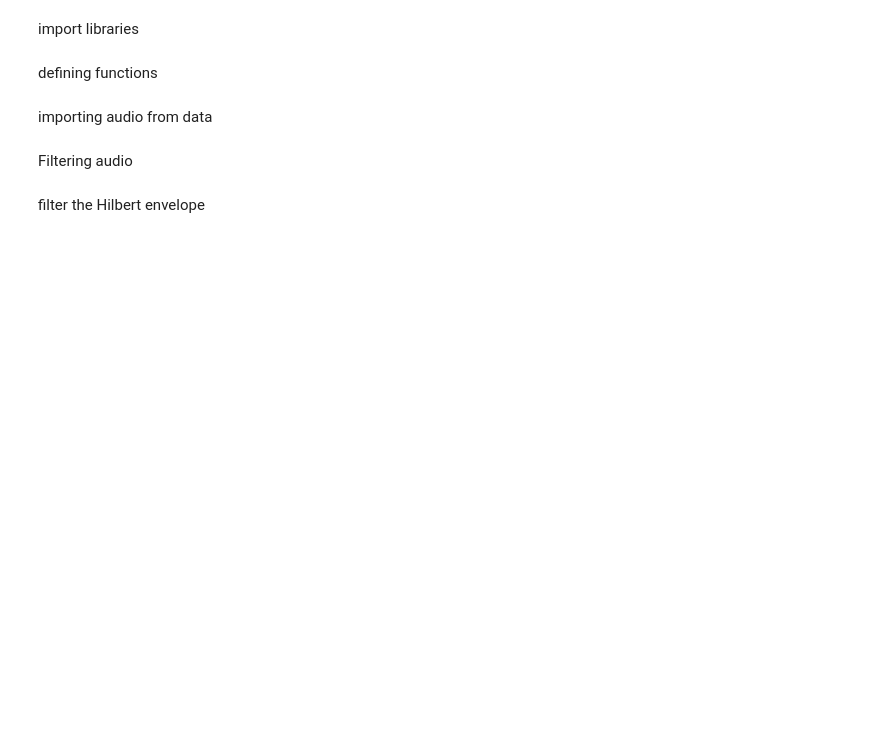
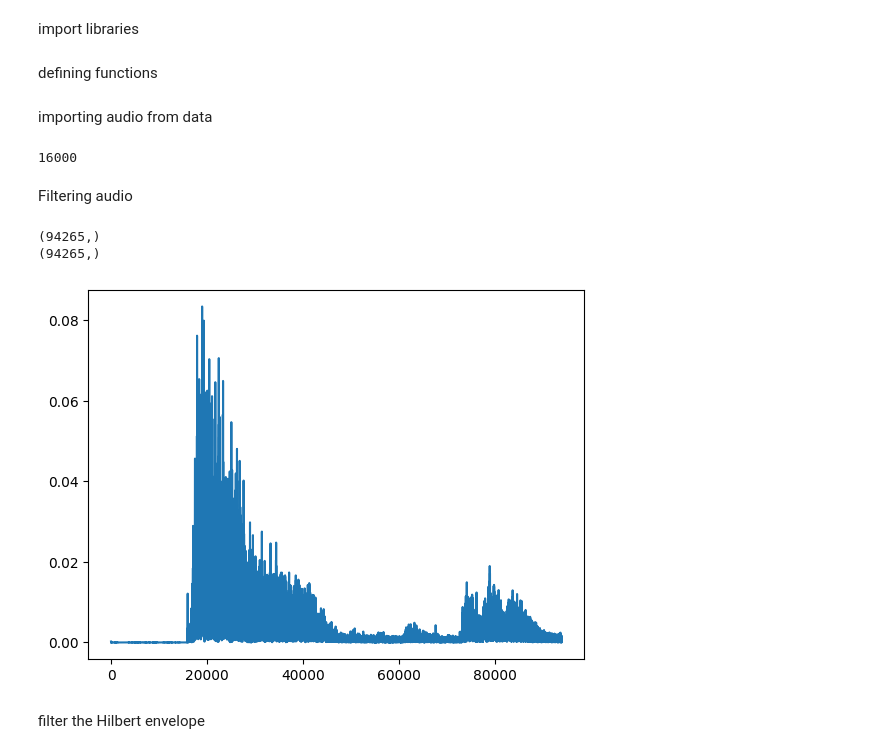
Before and after one commit to humaneBicycle/spirometer-android, a Jupyter notebook: models/spirometry/simplified/envolope.ipynb, the cells around one changed output. Drawn from its saved outputs; the diff is of its cells as text; code cells hidden in the pictures; blank space fills up the shorter version.

```diff
--- a/models/spirometry/simplified/envolope.ipynb
+++ b/models/spirometry/simplified/envolope.ipynb
@@ -29,16 +30,32 @@ importing audio from data
 
 audio_name = "sample_1.wav"
 x, fs = librosa.load(os.getcwd()+"\\sample_data\\audio\\"+audio_name, sr=None)
+print(fs)
+
+#fs is the sample rate of the audio file
+# %% [output]
+16000
 # %% [markdown]
 Filtering audio
 # %%
 cutoff_low = 3000 # desired cutoff frequency of the filter, Hz
 cutoff_high = 5000
 order = 10
 
 x_filt = butter_bandpass_filter(x,cutoff_low,cutoff_high,fs,order)
 x_filt_hilbert = signal.hilbert(x_filt)
+print(x_filt_hilbert.shape)
 envelope_hat = np.abs(x_filt_hilbert)
+
+#.
+print(envelope_hat.shape)
+y=np.linspace(0,94000,94000)
+plt.plot(y,envelope_hat[0:94000])
+plt.show()
+# %% [output]
+(94265,)
+(94265,)
+[figure, added]
 # %% [markdown]
 filter the Hilbert envelope
 # %%
```
Also changed, not shown: parts of 6 cells of this notebook, 14 other files.
